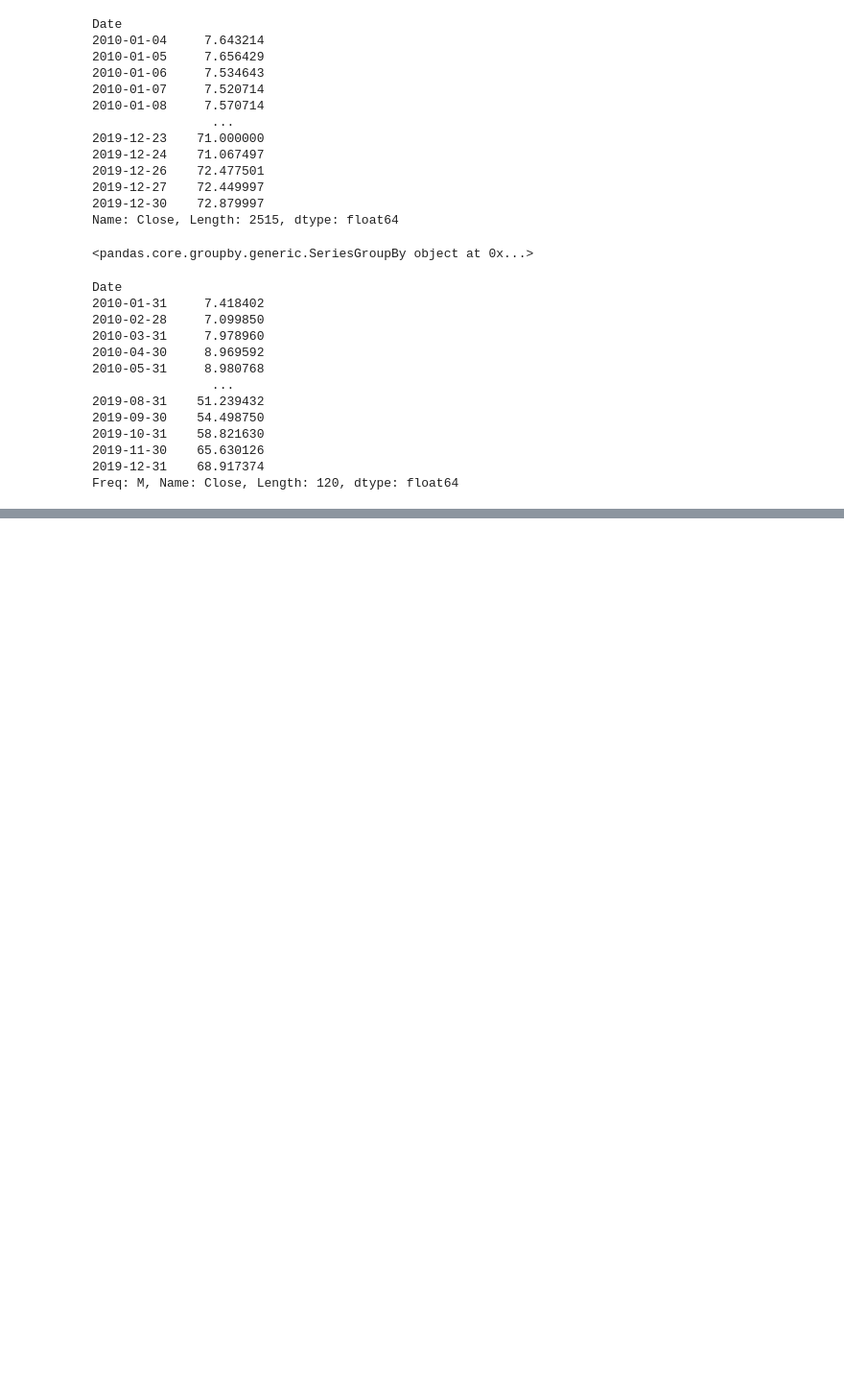
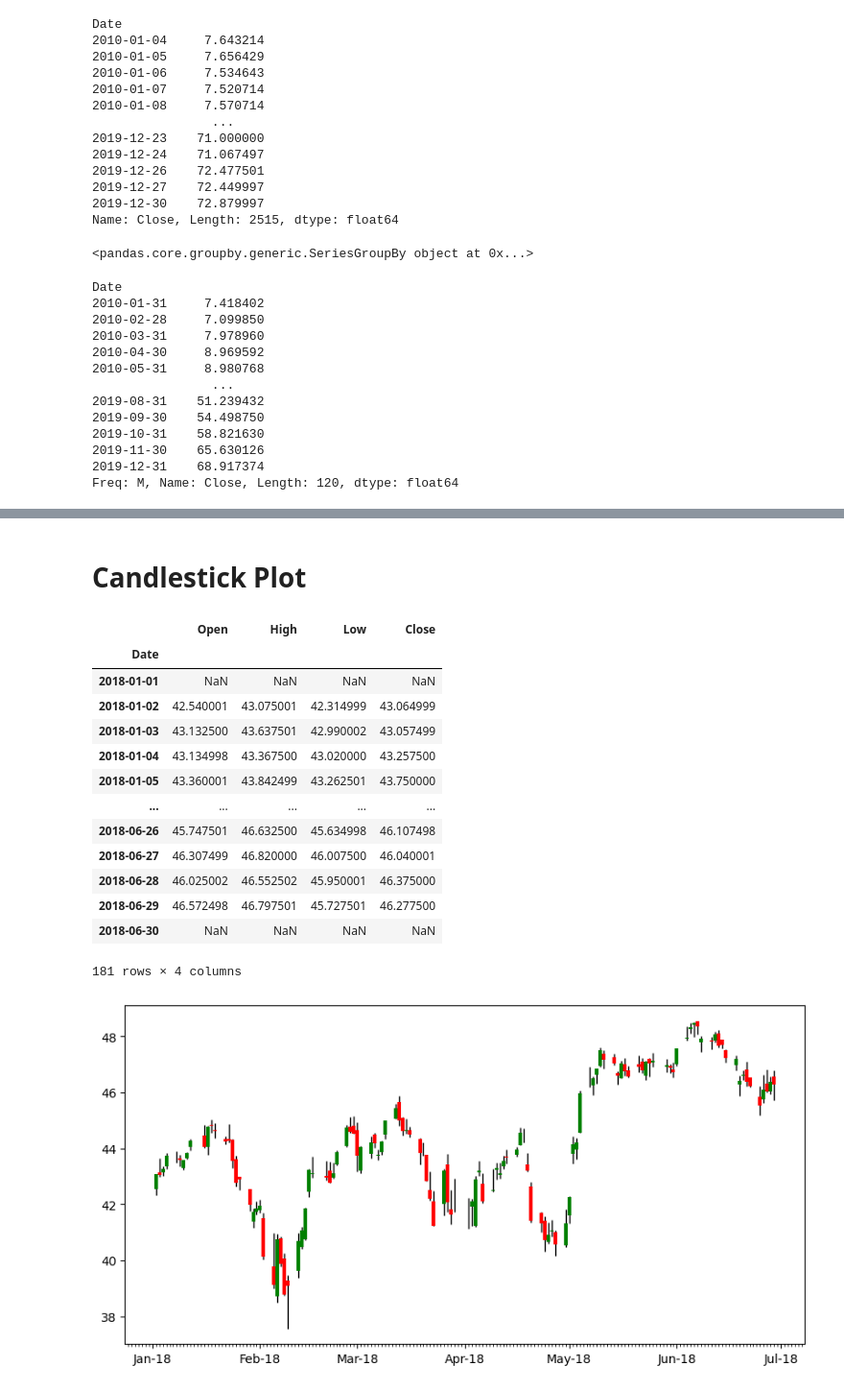
Before and after one commit to johnzea/LinkedInPythonFinance, a Jupyter notebook: Loading Data and Visualizations.ipynb, the cells around one changed output, grey strips where cells are left out. Shown at 96% size. Saved outputs shown, nothing was run; the diff lists cells and outputs as text; code cells hidden in the pictures; blank space fills up the shorter version.

```diff
--- a/Loading Data and Visualizations.ipynb
+++ b/Loading Data and Visualizations.ipynb
@@ -246,0 +250,42 @@ Freq: M, Name: Close, Length: 120, dtype: float64
+# %% [markdown]
+# Candlestick Plot
+# %%
+fig, ax = plt.subplots(figsize=(10, 5))
+def plot_candle(df, ax):
+    # wick
+    ax.vlines(x=df.index, ymin=df.Low, ymax=df.High, colors='k', linewidth=1)
+    # red - decrease
+    red = df.query('Open > Close')
+    ax.vlines(x=red.index, ymin=red.Close, ymax=red.Open, colors='r', linewidth=3)
+    # green - increase
+    green = df.query('Open <= Close')
+    ax.vlines(x=green.index, ymin=green.Close, ymax=green.Open, colors='g', linewidth=3)
+    ax.xaxis.set_major_locator(dates.MonthLocator())
+    ax.xaxis.set_major_formatter(dates.DateFormatter('%b-%y'))
+    ax.xaxis.set_minor_locator(dates.DayLocator())
+    return df
+
+(raw
+ .iloc[:, ::2]
+ .pipe(fix_cols)
+ .resample('d')
+ .agg({'Open': 'first', 'High': 'max', 'Low': 'min', 'Close': 'last'})
+ .loc['jan 2018': 'jun 2018']
+ .pipe(plot_candle, ax)
+)
+# %% [output]
+|  | Open | High | Low | Close |
+| Date |  |  |  |  |
+| 2018-01-01 | NaN | NaN | NaN | NaN |
+| 2018-01-02 | 42.540001 | 43.075001 | 42.314999 | 43.064999 |
+| 2018-01-03 | 43.132500 | 43.637501 | 42.990002 | 43.057499 |
+| 2018-01-04 | 43.134998 | 43.367500 | 43.020000 | 43.257500 |
+| 2018-01-05 | 43.360001 | 43.842499 | 43.262501 | 43.750000 |
+| ... | ... | ... | ... | ... |
+| 2018-06-26 | 45.747501 | 46.632500 | 45.634998 | 46.107498 |
+| 2018-06-27 | 46.307499 | 46.820000 | 46.007500 | 46.040001 |
+| 2018-06-28 | 46.025002 | 46.552502 | 45.950001 | 46.375000 |
+| 2018-06-29 | 46.572498 | 46.797501 | 45.727501 | 46.277500 |
+| 2018-06-30 | NaN | NaN | NaN | NaN |
+181 rows × 4 columns
+[figure, added]
```
Also changed, not shown: parts of 30 cells of this notebook.
